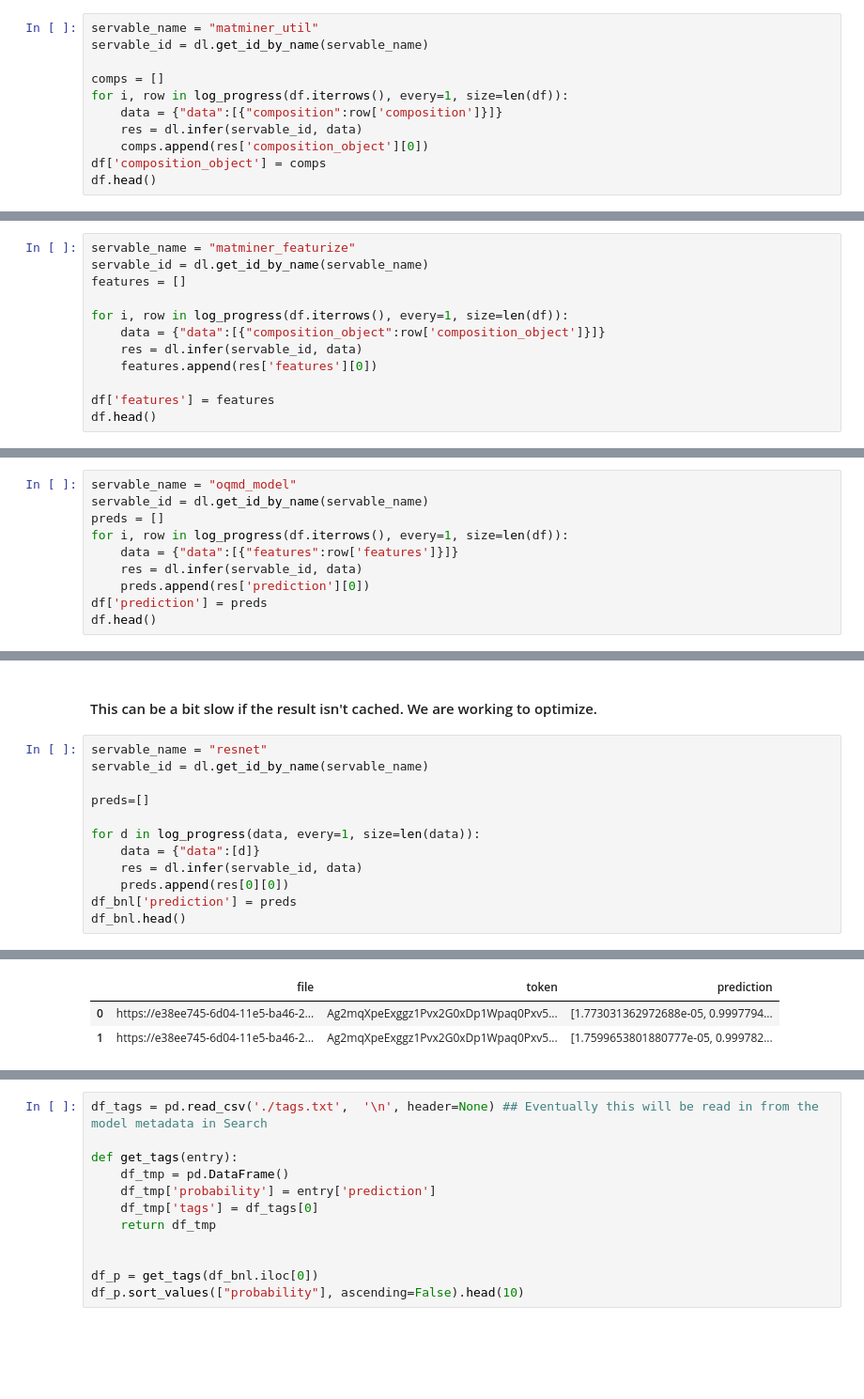
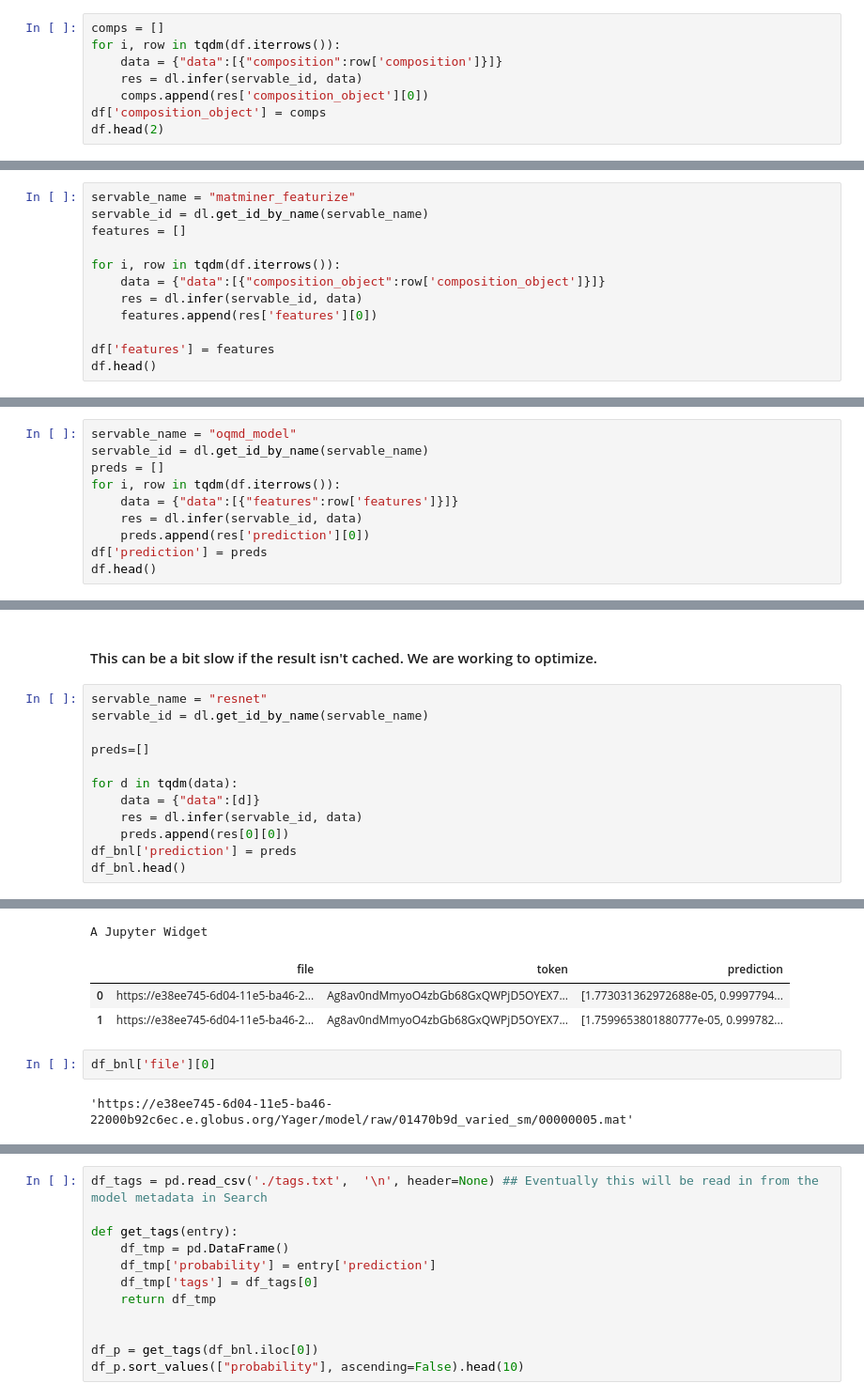
Before and after one commit to DLHub-Argonne/dlhub_containers, a Jupyter notebook: examples/dlhub-demo.ipynb, the cells around one changed output, grey strips where cells are left out. Shown at 94% size. Cells and saved outputs as stored; diff of their text form; blank space fills up the shorter version.

```diff
--- a/examples/dlhub-demo.ipynb
+++ b/examples/dlhub-demo.ipynb
@@ -70,12 +95,9 @@ df_serv[['uuid','name']]
 # %%
-servable_name = "matminer_util"
-servable_id = dl.get_id_by_name(servable_name)
-
 comps = []
-for i, row in log_progress(df.iterrows(), every=1, size=len(df)):
+for i, row in tqdm(df.iterrows()):
     data = {"data":[{"composition":row['composition']}]}
     res = dl.infer(servable_id, data)
     comps.append(res['composition_object'][0])
 df['composition_object'] = comps
-df.head()
+df.head(2)
 # %% [output]
@@ -93,7 +115,7 @@ servable_name = "matminer_featurize"
 servable_id = dl.get_id_by_name(servable_name)
 features = []
 
-for i, row in log_progress(df.iterrows(), every=1, size=len(df)):
+for i, row in tqdm(df.iterrows()):
     data = {"data":[{"composition_object":row['composition_object']}]}
     res = dl.infer(servable_id, data)
     features.append(res['features'][0])
@@ -118,7 +139,7 @@ print (len(df))
 servable_name = "oqmd_model"
 servable_id = dl.get_id_by_name(servable_name)
 preds = []
-for i, row in log_progress(df.iterrows(), every=1, size=len(df)):
+for i, row in tqdm(df.iterrows()):
     data = {"data":[{"features":row['features']}]}
     res = dl.infer(servable_id, data)
     preds.append(res['prediction'][0])
@@ -172,7 +218,7 @@ servable_id = dl.get_id_by_name(servable_name)
 
 preds=[]
 
-for d in log_progress(data, every=1, size=len(data)):
+for d in tqdm(data):
     data = {"data":[d]}
     res = dl.infer(servable_id, data)
     preds.append(res[0][0])
@@ -183,5 +228,10 @@ df_bnl.head()
+A Jupyter Widget
 |  | file | token | prediction |
-| 0 | https://e38ee745-6d04-11e5-ba46-2... | Ag2mqXpeExggz1Pvx2G0xDp1Wpaq0Pxv5... | [1.773031362972688e-05, 0.9997794... |
-| 1 | https://e38ee745-6d04-11e5-ba46-2... | Ag2mqXpeExggz1Pvx2G0xDp1Wpaq0Pxv5... | [1.7599653801880777e-05, 0.999782... |
+| 0 | https://e38ee745-6d04-11e5-ba46-2... | Ag8av0ndMmyoO4zbGb68GxQWPjD5OYEX7... | [1.773031362972688e-05, 0.9997794... |
+| 1 | https://e38ee745-6d04-11e5-ba46-2... | Ag8av0ndMmyoO4zbGb68GxQWPjD5OYEX7... | [1.7599653801880777e-05, 0.999782... |
+# %%
+df_bnl['file'][0]
+# %% [output]
+'https://e38ee745-6d04-11e5-ba46-22000b92c6ec.e.globus.org/Yager/model/raw/01470b9d_varied_sm/00000005.mat'
 # %% [markdown]
 ## Translate predictions into tags
```
Also changed, not shown: parts of 42 cells of this notebook, 1 other file.
